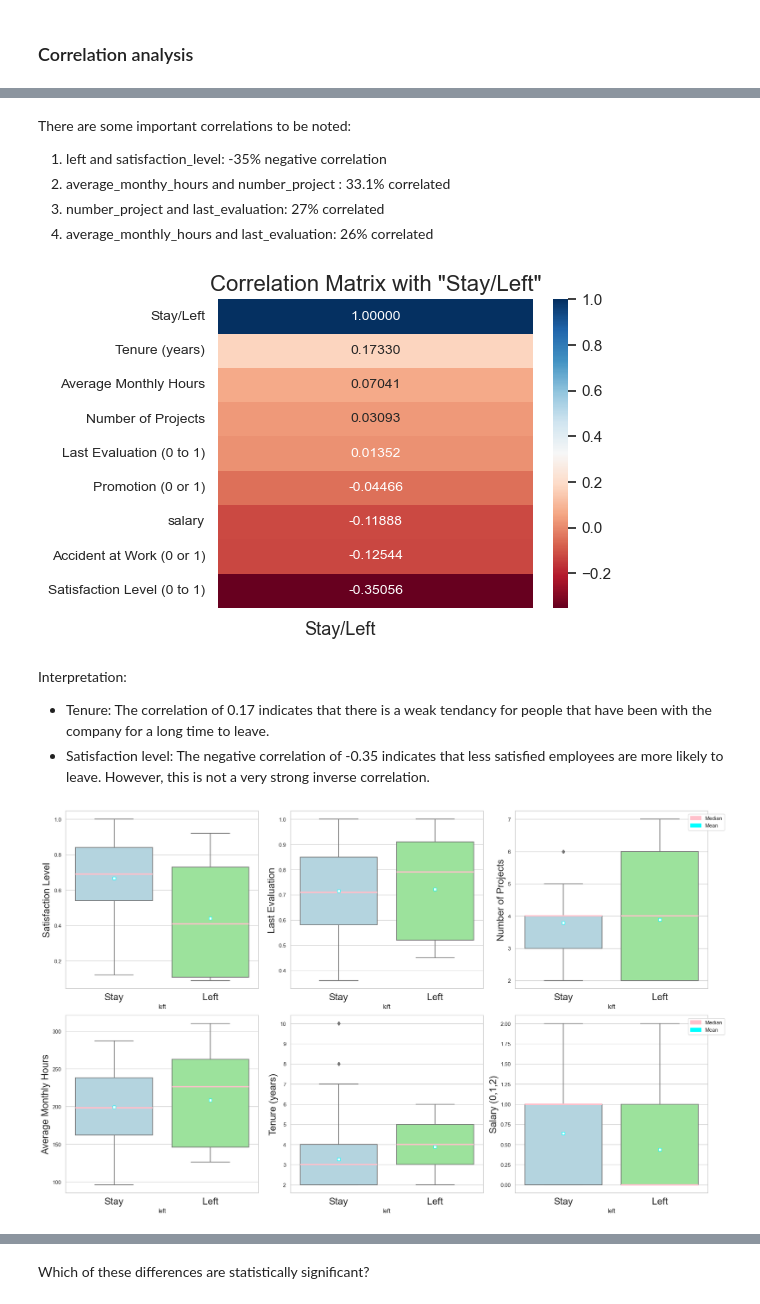
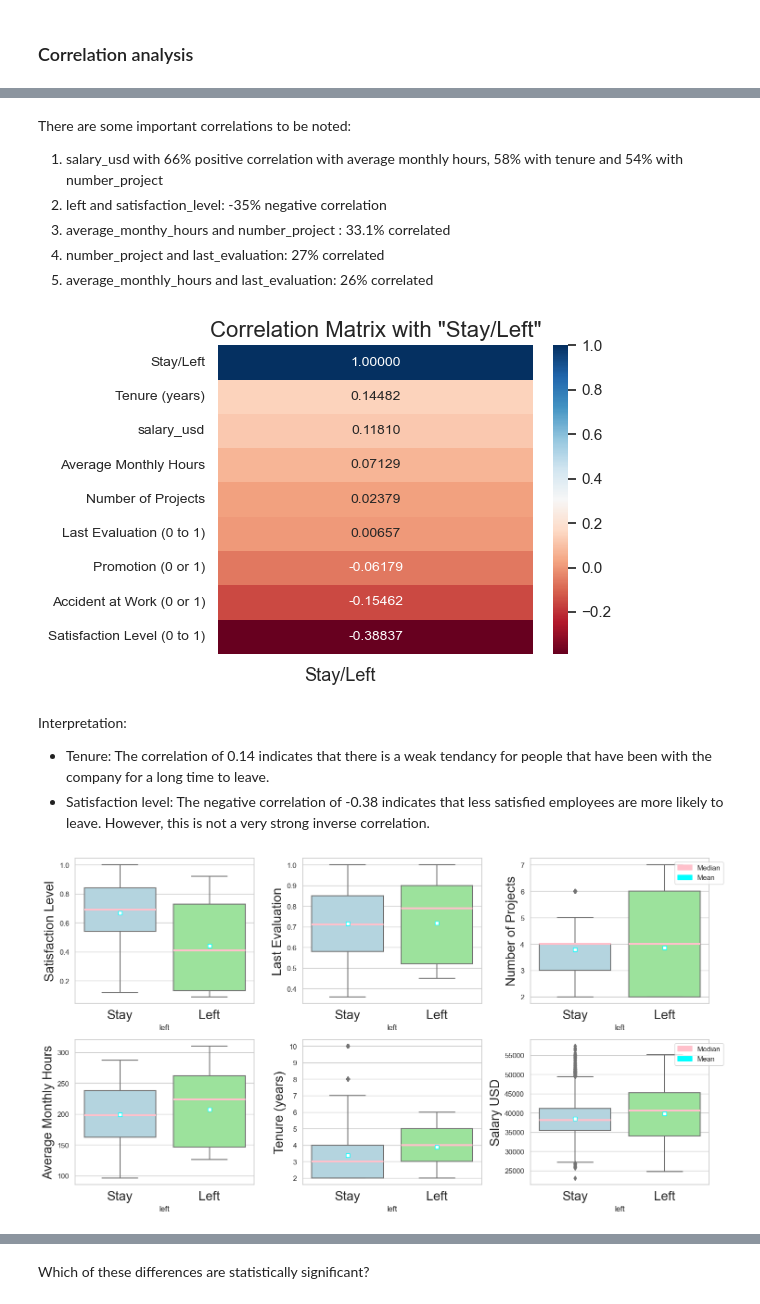
Before and after one commit to alexbarsan944/HR-Analytics, a Jupyter notebook: hr_analytics.ipynb, the cells around one changed output, grey strips where cells are left out. Cells and saved outputs as stored; diff of their text form; code cells hidden in the pictures.

```diff
--- a/hr_analytics.ipynb
+++ b/hr_analytics.ipynb
@@ -122,6 +127,7 @@ True
 # %%
 df.rename(columns={"average_montly_hours": "average_monthly_hours"}, inplace=True)
 df.rename(columns={"time_spend_company": "tenure"}, inplace=True)
+df.rename(columns={"salary": "salary_usd"}, inplace=True)
 # %% [markdown]
 #### Understanding the HR dataset
 
@@ -192,7 +200,7 @@ Initial observations of the data:
 * Majority of people have low and medium salaries
 # %%
 print(start + "Encoding salaries from low, medium, high to 0, 1, 2" + end)
-df["salary"] = df["salary"].map({"low": 0.0, "medium": 1.0, "high": 2.0})
+df["salary"] = pd.qcut(df["salary_usd"], 3, labels=False)
 df.head()
 # %% [output]
 Encoding salaries from low, medium, high to 0, 1, 2
@@ -256,3 +248,0 @@ sorted_df[:10]
-# %%
-df = df.drop_duplicates()
-df.sort_values(by=df.columns.to_list())[:10]
@@ -390,10 +359,11 @@ fig_upper.update_layout(title="")
 del fig_upper
 # %% [markdown]
 There are some important correlations to be noted:
-1. left and satisfaction_level: -35% negative correlation
-2. average_monthy_hours and number_project : 33.1% correlated
-3. number_project and last_evaluation: 27% correlated
-4. average_monthly_hours and last_evaluation: 26% correlated
+1. salary_usd with 66% positive correlation with average monthly hours, 58% with tenure and 54% with number_project
+2. left and satisfaction_level: -35% negative correlation
+3. average_monthy_hours and number_project : 33.1% correlated
+4. number_project and last_evaluation: 27% correlated
+5. average_monthly_hours and last_evaluation: 26% correlated
 # %%
 vars_lst = [
     "satisfaction_level",
@@ -403,7 +373,7 @@ vars_lst = [
     "tenure",
     "work_accident",
     "promotion_last_5years",
-    "salary",
+    "salary_usd",
 ]
 
 corr_matrix = df[vars_lst + ["left"]].corr()
@@ -443,17 +413,17 @@ plt.title('Correlation Matrix with "Stay/Left"', fontsize=16)
 plt.tight_layout()
 plt.show();
 # %% [output]
-[figure, old version]
+[figure, new version]
 # %% [markdown]
 Interpretation:
-- Tenure: The correlation of 0.17 indicates that there is a weak tendancy for people that have been with the company for a long time to leave.
-- Satisfaction level: The negative correlation of -0.35 indicates that less satisfied employees are more likely to leave. However, this is not a very strong inverse correlation.
+- Tenure: The correlation of 0.14 indicates that there is a weak tendancy for people that have been with the company for a long time to leave.
+- Satisfaction level: The negative correlation of -0.38 indicates that less satisfied employees are more likely to leave. However, this is not a very strong inverse correlation.
 # %%
 # Setting the style for seaborn
 sns.set_style("whitegrid")
 
 # Create the figure and axes for subplot
-fig, ax = plt.subplots(nrows=2, ncols=3, figsize=(20, 12))
+fig, ax = plt.subplots(nrows=2, ncols=3, figsize=(15, 8))
 
 numeric_lst = [
     "satisfaction_level",
@@ -461,7 +431,7 @@ numeric_lst = [
     "number_project",
     "average_monthly_hours",
     "tenure",
-    "salary",
+    "salary_usd",
 ]
 y_axis = [
     "Satisfaction Level",
@@ -469,7 +439,7 @@ y_axis = [
     "Number of Projects",
     "Average Monthly Hours",
     "Tenure (years)",
-    "Salary (0,1,2)",
+    "Salary USD",
 ]
 median_patch = mpatches.Patch(color="pink", label="Median")
 mean_patch = mpatches.Patch(color="Cyan", label="Mean")
@@ -502,34 +472,34 @@ for idx, feature in enumerate(numeric_lst):
     # Check if there are any artists for median
     median_artists = ax[row_idx, col_idx].artists
     median_line = median_artists[0] if median_artists else None
 
     # Check if there are any lines for mean
     mean_lines = [
         line
         for line in ax[row_idx, col_idx].get_lines()
         if line.get_markerfacecolor() == "white"
     ]
     mean_line = mean_lines[0] if mean_lines else None
 
     # Create legend only if median and mean are present
     if median_line and mean_line:
         ax[row_idx, col_idx].legend(
             [median_line, mean_line],
             ["Median", "Mean"],
             loc="upper right",
         )
     if col_idx == 2:  # This assumes there are 3 columns
         ax[row_idx, col_idx].legend(
             handles=[median_patch, mean_patch],
             loc="upper right",
             bbox_to_anchor=(1.1, 1),
         )
 
 
 plt.tight_layout()
 plt.show();
 # %% [output]
-[figure, old version]
+[figure, new version]
 # %%
 pdf = df.copy()
 pdf.drop(
```
Also changed, not shown: parts of 68 cells of this notebook, 8 other files.
